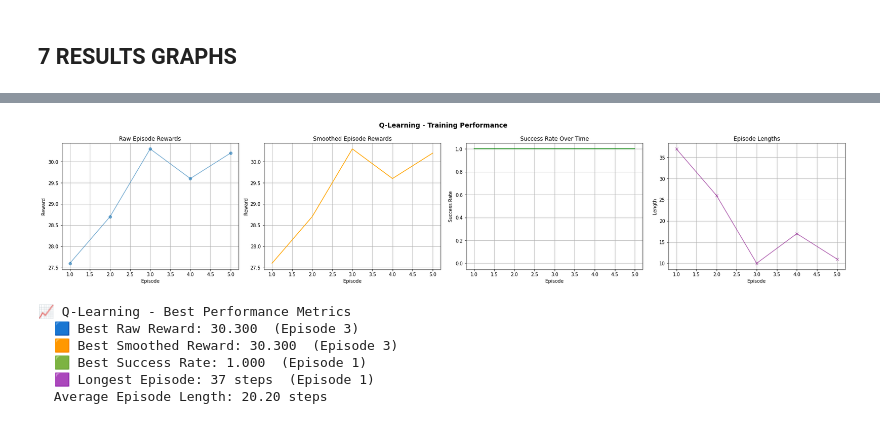
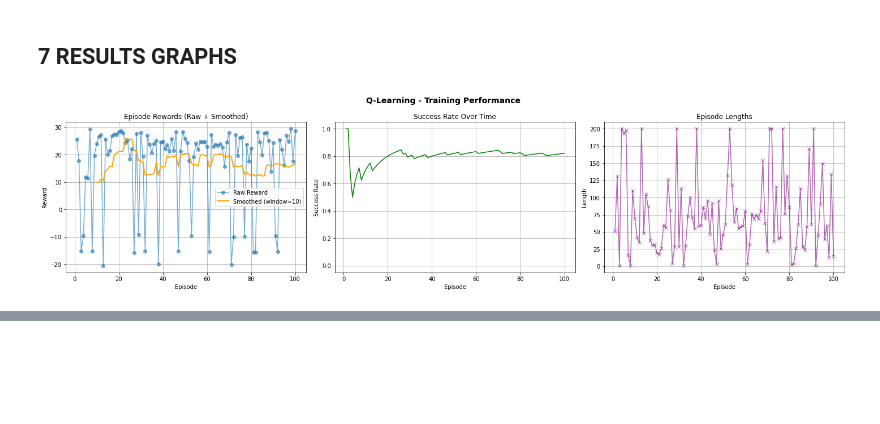
Before and after one commit to frnchskolymps/RL_PROJECT, a Jupyter notebook: LOCK_KEY/lockNkeyTest.ipynb, the cells around one changed output, grey strips where cells are left out. Saved outputs shown, nothing was run; the diff lists cells and outputs as text; code cells hidden in the pictures; blank space fills up the shorter version.

Commit message:
merged smooth and raw rewards; made max steps 200

```diff
--- a/LOCK_KEY/lockNkeyTest.ipynb
+++ b/LOCK_KEY/lockNkeyTest.ipynb
@@ -484,7 +484,7 @@ class LockKeyEnv(gym.Env):
         self.current_speed_idx = 1
 
         # Episode control
-        self.max_steps = 400
+        self.max_steps = 200
 
         # Image placeholders
         self.player_img = None
@@ -885,7 +885,7 @@ def train_and_visualize(algo_name, params, save_path="lockkey_policy.pkl"):
             if isinstance(obs, tuple) and len(obs) == 2:
                 obs = obs[0]
 
-            while not done and steps < 400:
+            while not done and steps < 200:
                 # fetch events once per frame
                 events = pygame.event.get()
                 # handle quit/escape centrally (avoid consuming events)
@@ -1021,55 +1018,45 @@ Training complete. Saved policy.
 # %% [markdown]
 ## 7 RESULTS GRAPHS
 # %%
-# CELL 7: Results & Comparison (plots + optional summary)
+# ----------------- CELL 7: Results & Comparison (plots + optional summary) -----------------
 import matplotlib.pyplot as plt
 import numpy as np
 import pandas as pd
 from IPython.display import display, HTML
 
-# === 1) Plot Learning Curves (raw + smoothed rewards + success rate + episode lengths) ===
+# === 1) Plot Learning Curves (Raw + Smoothed Rewards + Success Rate + Episode Lengths) ===
 def plot_learning_curves(rewards, successes, episode_lengths, algo_name, smooth_window=10):
     episodes = np.arange(1, len(rewards) + 1)
 
-    plt.figure(figsize=(24, 5))
+    plt.figure(figsize=(20, 5))
     plt.suptitle(f"{algo_name} - Training Performance", fontsize=14, fontweight='bold')
 
-    # 1️⃣ Raw Reward Curve
-    plt.subplot(1, 4, 1)
+    # 1️⃣ Raw + Smoothed Reward Curve
+    plt.subplot(1, 3, 1)
     plt.plot(episodes, rewards, marker='o', alpha=0.6, label='Raw Reward')
-    plt.xlabel("Episode")
-    plt.ylabel("Reward")
-    plt.title("Raw Episode Rewards")
-    plt.grid(True)
-
-    # 2️⃣ Smoothed Reward Curve
-    plt.subplot(1, 4, 2)
     if len(rewards) >= smooth_window:
         smooth_rewards = np.convolve(rewards, np.ones(smooth_window)/smooth_window, mode='valid')
         x = np.arange(smooth_window, len(rewards)+1)
-        plt.plot(x, smooth_rewards, color='orange', label=f'Smoothed (window={smooth_window})')
-    else:
-        plt.plot(episodes, rewards, color='orange', label='Smoothed (fallback)')
+        plt.plot(x, smooth_rewards, color='orange', linewidth=2, label=f'Smoothed (window={smooth_window})')
     plt.xlabel("Episode")
     plt.ylabel("Reward")
-    plt.title("Smoothed Episode Rewards")
+    plt.title("Episode Rewards (Raw + Smoothed)")
     plt.grid(True)
+    plt.legend()
 
-    # 3️⃣ Success Rate Curve
-    plt.subplot(1, 4, 3)
+    # 2️⃣ Success Rate Curve
+    plt.subplot(1, 3, 2)
     if len(successes) > 0:
         success_rate = np.cumsum(successes) / np.arange(1, len(successes)+1)
         plt.plot(np.arange(1, len(successes)+1), success_rate, color='green', label='Success Rate')
-    else:
-        plt.plot([], [])
     plt.xlabel("Episode")
     plt.ylabel("Success Rate")
     plt.title("Success Rate Over Time")
     plt.ylim(-0.05, 1.05)
     plt.grid(True)
 
-    # 4️⃣ Episode Length Curve
-    plt.subplot(1, 4, 4)
+    # 3️⃣ Episode Length Curve
+    plt.subplot(1, 3, 3)
     plt.plot(episodes, episode_lengths, color='purple', marker='x', alpha=0.6, label='Episode Length')
     plt.xlabel("Episode")
     plt.ylabel("Length")
@@ -1079,35 +1066,8 @@ def plot_learning_curves(rewards, successes, episode_lengths, algo_name, smooth_
     plt.tight_layout()
     plt.show()
 
-# === 2) Summary Table (optional multi-algo comparison) ===
-def summarize_results(all_results):
-    """
-    all_results = {
-        'Q-Learning': {'rewards': [...], 'successes': [...], 'lengths': [...]},
-        'Monte Carlo': {...},
-        'Actor-Critic': {...}
-    }
-    """
-    data = []
-    for algo, res in all_results.items():
-        rewards = np.array(res['rewards'])
-        successes = np.array(res['successes'])
-        lengths = np.array(res.get('lengths', []))
-        avg_reward = np.mean(rewards) if rewards.size else float('nan')
-        max_reward = np.max(rewards) if rewards.size else float('nan')
-        success_rate = np.mean(successes) if successes.size else float('nan')
-        avg_length = np.mean(lengths) if lengths.size else float('nan')
-        max_length = np.max(lengths) if lengths.size else float('nan')
-        data.append([algo, avg_reward, max_reward, success_rate, avg_length, max_length])
 
-    df = pd.DataFrame(data, columns=['Algorithm', 'Avg Reward', 'Max Reward', 'Success Rate', 'Avg Episode Length', 'Max Episode Length'])
-    display(HTML("<h3>📊 Algorithm Performance Summary</h3>"))
-    display(df.round(3))
-
-# === 3) Example usage ===
-# plot_learning_curves(rewards, successes, episode_lengths, algo_name=algo)  # include episode_lengths
-
-# === 4️⃣ Extract Best Metrics ===
+# === 2) Extract Best Metrics ===
 def analyze_best_metrics(rewards, successes, episode_lengths, algo_name, smooth_window=10):
     # Raw rewards
     best_raw = np.max(rewards)
@@ -1115,31 +1075,33 @@ def analyze_best_metrics(rewards, successes, episode_lengths, algo_name, smooth_
 
     # Smoothed rewards
     if len(rewards) >= smooth_window:
         smooth_rewards = np.convolve(rewards, np.ones(smooth_window)/smooth_window, mode='valid')
         best_smooth = np.max(smooth_rewards)
         best_smooth_ep = np.argmax(smooth_rewards) + smooth_window
     else:
         best_smooth = np.max(rewards)
         best_smooth_ep = np.argmax(rewards) + 1
 
     # Success rate
     success_rate = np.cumsum(successes) / np.arange(1, len(successes)+1)
     best_success = np.max(success_rate)
     best_success_ep = np.argmax(success_rate) + 1
 
     # Episode length
     best_length = np.max(episode_lengths)
     best_length_ep = np.argmax(episode_lengths) + 1
     avg_length = np.mean(episode_lengths)
 
     print(f"\n📈 {algo_name} - Best Performance Metrics")
     print(f"  🟦 Best Raw Reward: {best_raw:.3f}  (Episode {best_raw_ep})")
     print(f"  🟧 Best Smoothed Reward: {best_smooth:.3f}  (Episode {best_smooth_ep})")
     print(f"  🟩 Best Success Rate: {best_success:.3f}  (Episode {best_success_ep})")
     print(f"  🟪 Longest Episode: {best_length} steps  (Episode {best_length_ep})")
     print(f"  Average Episode Length: {avg_length:.2f} steps")
 
-rewards, successes, episode_lengths = train_and_visualize(algo_name, params)
+
+# === 3) Run plotting and metrics (use variables from CELL 6) ===
 plot_learning_curves(rewards, successes, episode_lengths, algo_name)
 analyze_best_metrics(rewards, successes, episode_lengths, algo_name)
 # %% [output]
+[figure, new version]
@@ -1163,7 +1113,0 @@ analyze_best_metrics(rewards, successes, episode_lengths, algo_name)
-[figure, old version]
-📈 Q-Learning - Best Performance Metrics
-  🟦 Best Raw Reward: 30.300  (Episode 3)
-  🟧 Best Smoothed Reward: 30.300  (Episode 3)
-  🟩 Best Success Rate: 1.000  (Episode 1)
-  🟪 Longest Episode: 37 steps  (Episode 1)
-  Average Episode Length: 20.20 steps
```
Also changed, not shown: parts of 2 cells of this notebook, 1 other file.
